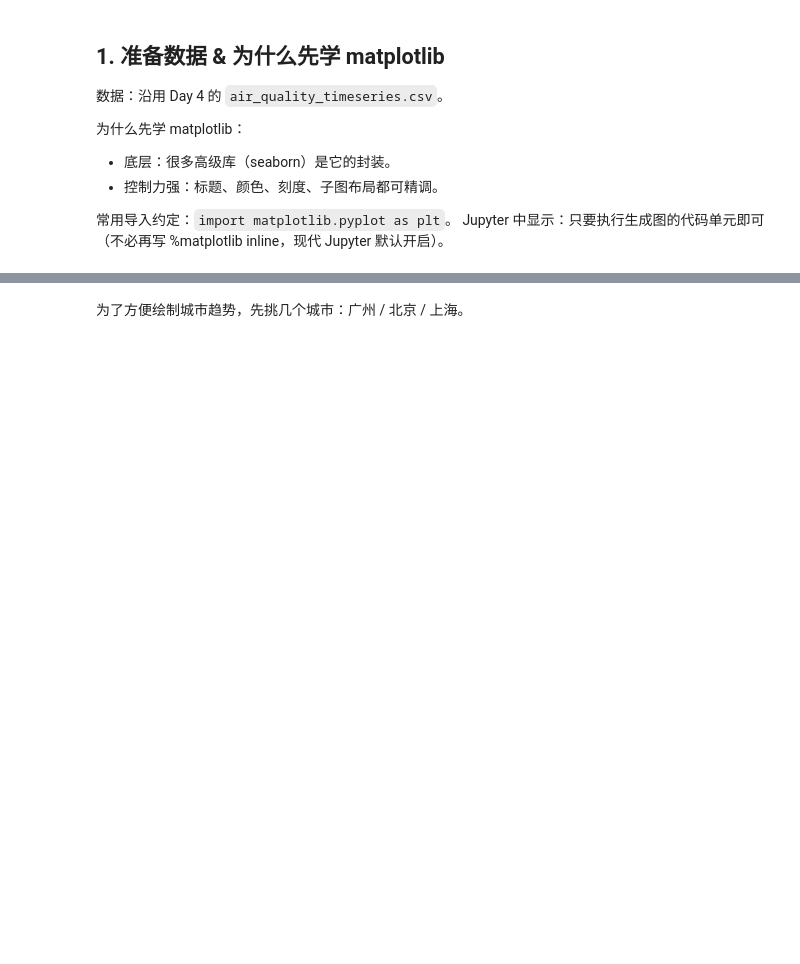
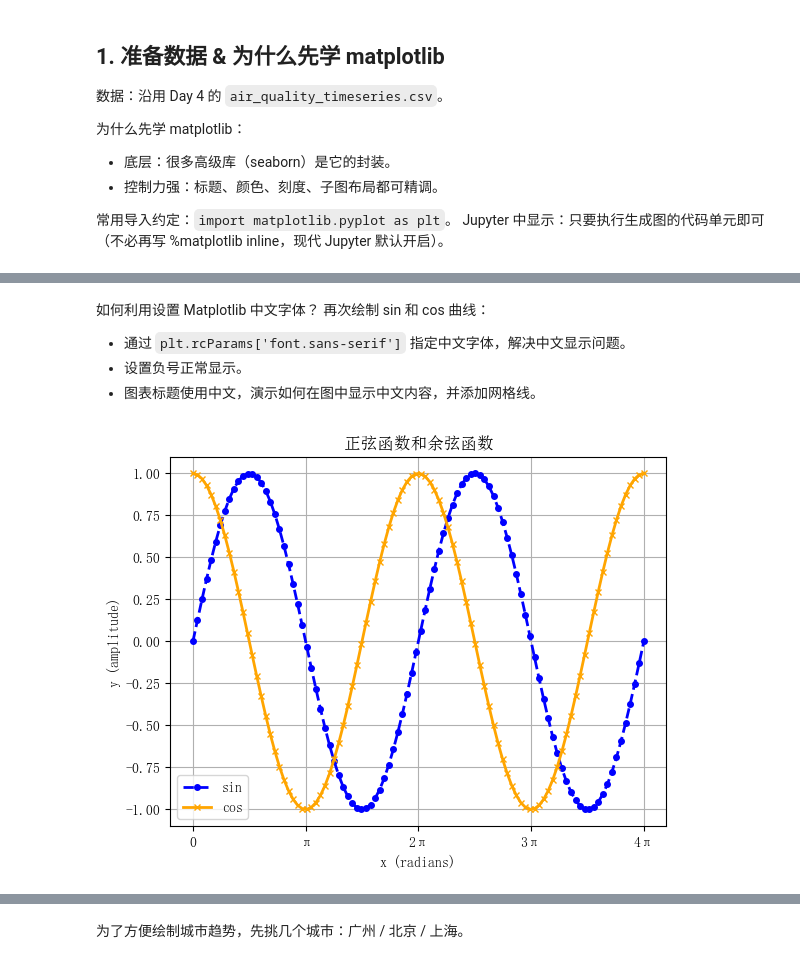
Before and after one commit to zhouxzh/python-data-analysis, a Jupyter notebook: notebooks/Day05_visualization.ipynb, the cells around one changed output, grey strips where cells are left out. Saved outputs shown, nothing was run; the diff lists cells and outputs as text; code cells hidden in the pictures; blank space fills up the shorter version.

```diff
--- a/notebooks/Day05_visualization.ipynb
+++ b/notebooks/Day05_visualization.ipynb
@@ -26,0 +66,28 @@ Jupyter 中显示：只要执行生成图的代码单元即可（不必再写 %m
+# %% [markdown]
+如何利用设置 Matplotlib 中文字体？
+再次绘制 sin 和 cos 曲线：
+- 通过 `plt.rcParams['font.sans-serif']` 指定中文字体，解决中文显示问题。
+- 设置负号正常显示。
+- 图表标题使用中文，演示如何在图中显示中文内容，并添加网格线。
+# %%
+# 选择一个已安装的中文字体（若找到则设置，否则提示）
+from matplotlib import font_manager as fm
+fonts_to_try = ['SimHei', 'Microsoft YaHei', 'SimSun', 'Noto Sans CJK SC', 'Arial Unicode MS']
+plt.rcParams['font.sans-serif'] = ['SimSun']  # 默认字体
+
+# 让负号正常显示
+plt.rcParams['axes.unicode_minus'] = False
+
+# 绘图
+plt.figure()
+plt.plot(x1, y1, label='sin', color='blue', linestyle='--', linewidth=2, marker='o', markersize=4)
+plt.plot(x1, y2, label='cos', color='orange', linestyle='-', linewidth=2, marker='x', markersize=4)
+plt.legend()
+plt.xlabel('x (radians)')
+plt.ylabel('y (amplitude)')
+plt.xticks(ticks=np.arange(0, 4.5*np.pi, np.pi),
+           labels=['0', 'π', '2π', '3π', '4π'])
+plt.title('正弦函数和余弦函数')  # 中文标题
+plt.grid(True)
+# %% [output]
+[figure, added]
```
Also changed, not shown: parts of 24 cells of this notebook, 14 other files.
